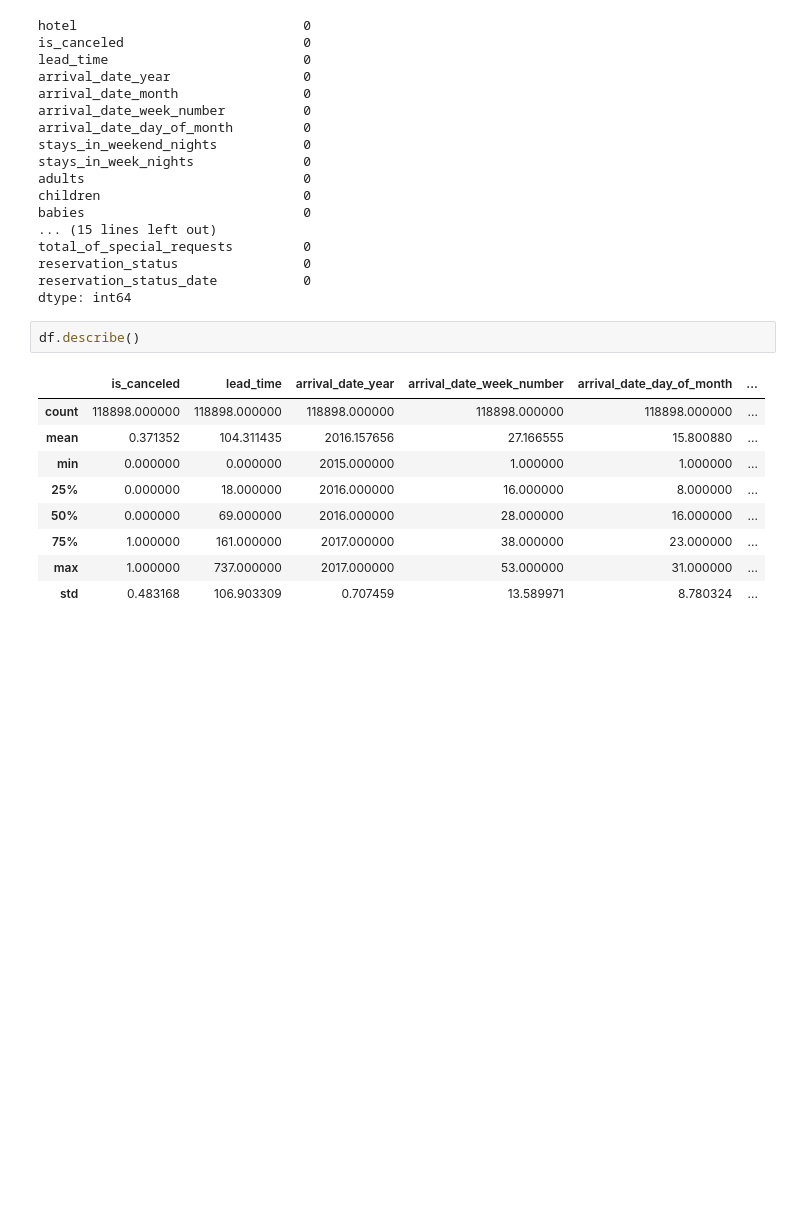
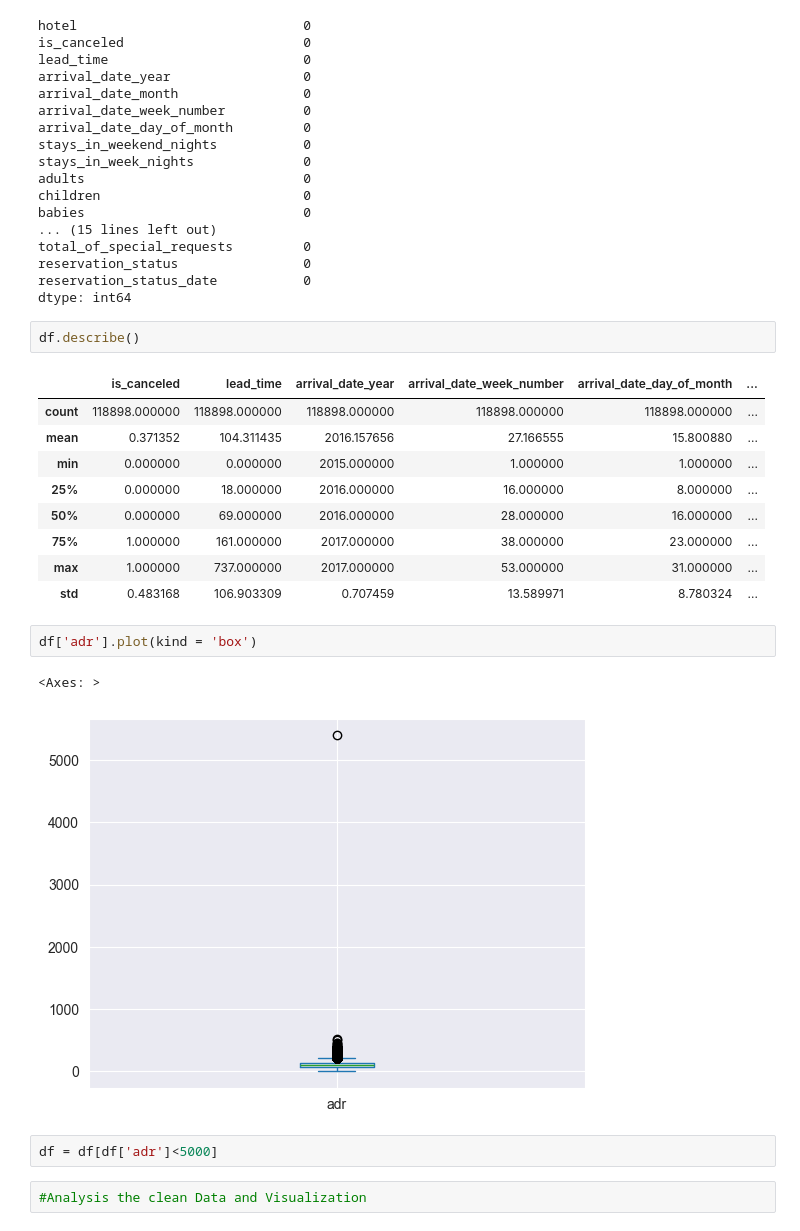
Before and after one commit to Aniket0o7/DataAnalysis-Hotel-Booking-, a Jupyter notebook: mainpy.ipynb, the cells around one changed output. Cells and saved outputs as stored; diff of their text form; blank space fills up the shorter version.

```diff
--- a/mainpy.ipynb
+++ b/mainpy.ipynb
@@ -156,3 +156,12 @@ df.describe()
 | 75% | 1.000000 | 161.000000 | 2017.000000 | 38.000000 | 23.000000 | ... |
 | max | 1.000000 | 737.000000 | 2017.000000 | 53.000000 | 31.000000 | ... |
 | std | 0.483168 | 106.903309 | 0.707459 | 13.589971 | 8.780324 | ... |
+# %%
+df['adr'].plot(kind = 'box')
+# %% [output]
+<Axes: >
+[figure, added]
+# %%
+df = df[df['adr']<5000]
+# %%
+#Analysis the clean Data and Visualization
```
Also changed, not shown: parts of 7 cells of this notebook.
